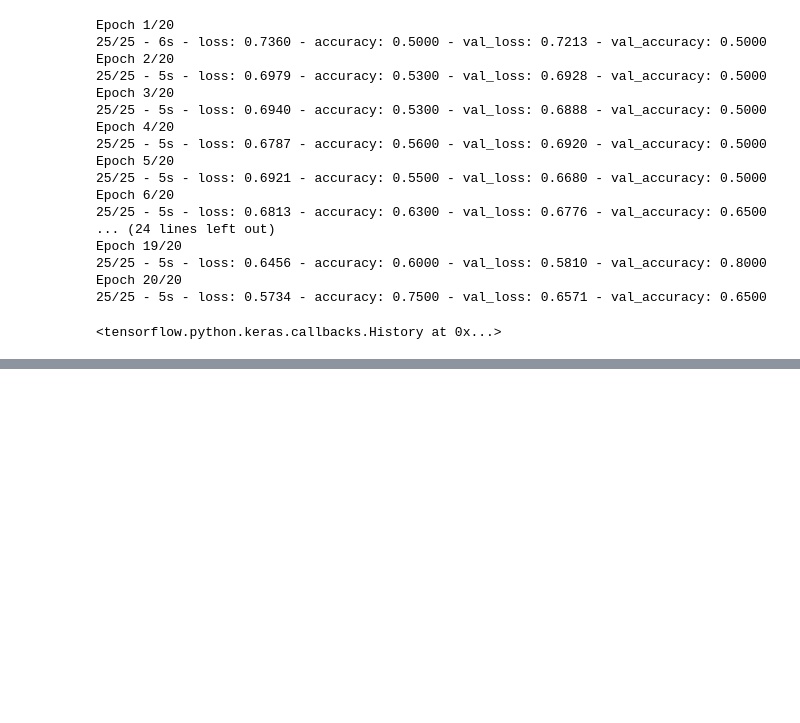
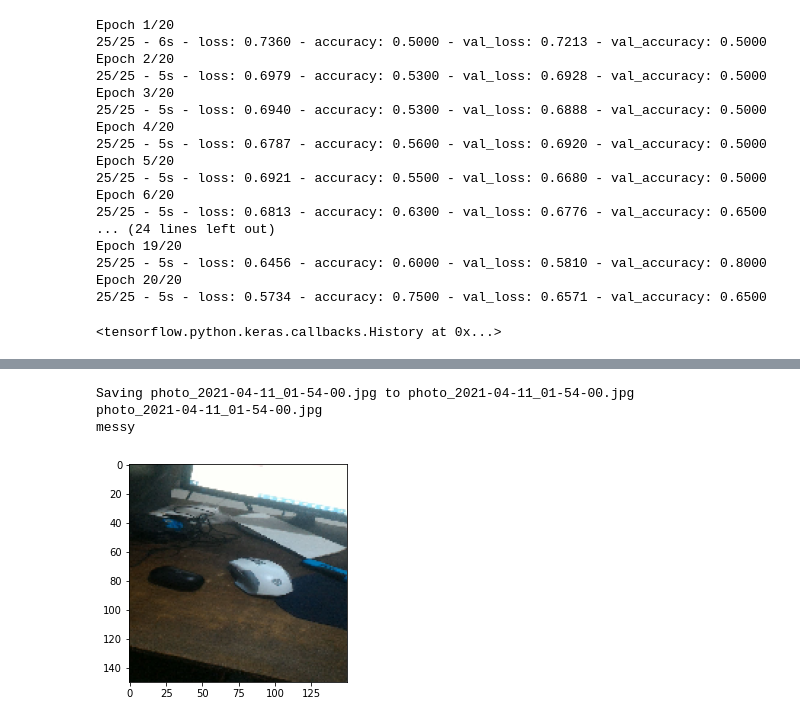
Before and after one commit to XieSandi/DicodingMLCourse-Exercise, a Jupyter notebook: Latihan_Awal_Tensorflow.ipynb, the cells around one changed output, grey strips where cells are left out. Cells and saved outputs as stored; diff of their text form; code cells hidden in the pictures; blank space fills up the shorter version.

```diff
--- a/Latihan_Awal_Tensorflow.ipynb
+++ b/Latihan_Awal_Tensorflow.ipynb
@@ -130,3 +130,31 @@ Epoch 19/20
 Epoch 20/20
 25/25 - 5s - loss: 0.5734 - accuracy: 0.7500 - val_loss: 0.6571 - val_accuracy: 0.6500
 <tensorflow.python.keras.callbacks.History at 0x...>
+# %%
+import numpy as np
+from google.colab import files
+from keras.preprocessing import image
+import matplotlib.pyplot as plt
+import matplotlib.image as mpimg
+%matplotlib inline
+
+uploaded = files.upload()
+
+for fn in uploaded.keys():
+
+  # predicting images
+  path = fn
+  img = image.load_img(path, target_size=(150,150))
+  imgplot = plt.imshow(img)
+  x = image.img_to_array(img)
+  x = np.expand_dims(x, axis=0)
+
+  images = np.vstack([x])
+  classes = model.predict(images, batch_size=10)
+
+  print(fn)
+  if classes==0:
+    print('clean')
+  else:
+    print('messy')
+# %% [output]
@@ -132,0 +162,4 @@ Epoch 20/20
+Saving photo_2021-04-11_01-54-00.jpg to photo_2021-04-11_01-54-00.jpg
+photo_2021-04-11_01-54-00.jpg
+messy
+[figure, added]
```
Also changed, not shown: parts of 1 cell of this notebook.
